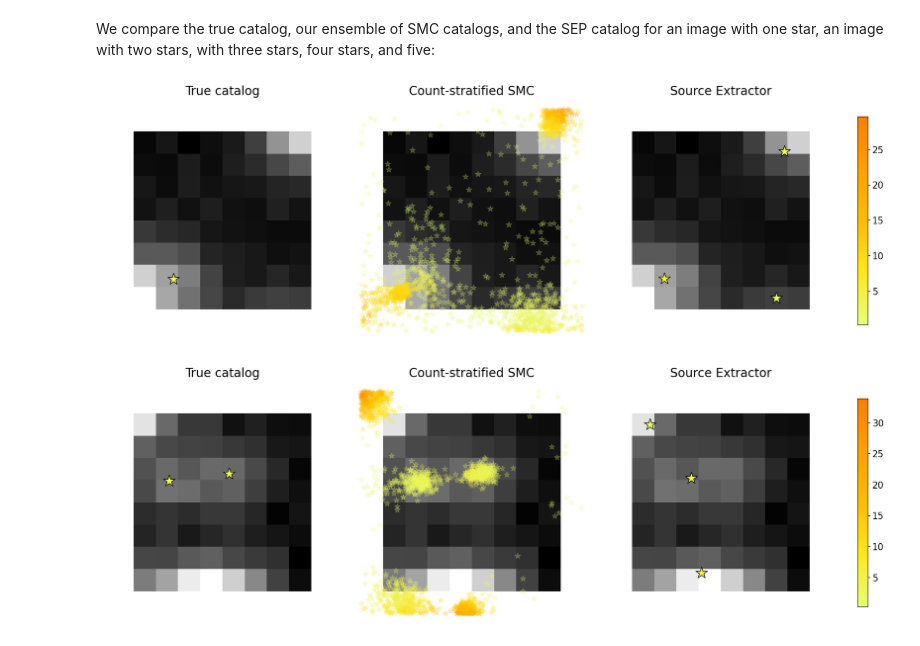
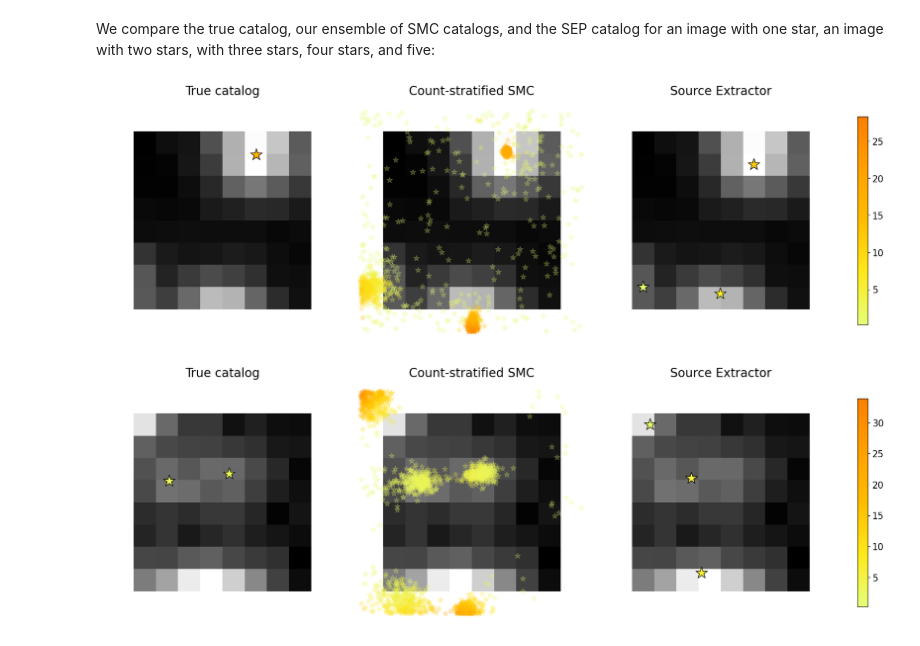
Before and after one commit to timwhite0/smcdet, a Jupyter notebook: experiments/manuscript/m71_manyimages/results/results.ipynb, the cells around one changed output. Cells and saved outputs as stored; diff of their text form; code cells hidden in the pictures.

```diff
--- a/experiments/manuscript/m71_manyimages/results/results.ipynb
+++ b/experiments/manuscript/m71_manyimages/results/results.ipynb
@@ -248,14 +248,14 @@ def plot_detections(image_index, arcsinh = False,
 # %% [markdown]
 We compare the true catalog, our ensemble of SMC catalogs, and the SEP catalog for an image with one star, an image with two stars, with three stars, four stars, and five:
 # %%
-idx = 95
+idx = 74
 
 fig = plot_detections(image_index = idx, smc_cat_idx = "all",
                       smc_star_size = smc_star_size, smc_star_alpha = smc_star_alpha)
 
 fig.savefig('figures/m71_detections_count1_all.png', dpi = 250, transparent = True, bbox_inches = 'tight', pad_inches = 0)
 # %% [output]
-[figure, old version]
+[figure, new version]
 # %%
 idx = 42
 
```
Also changed, not shown: parts of 3 cells of this notebook, 1 other file.
